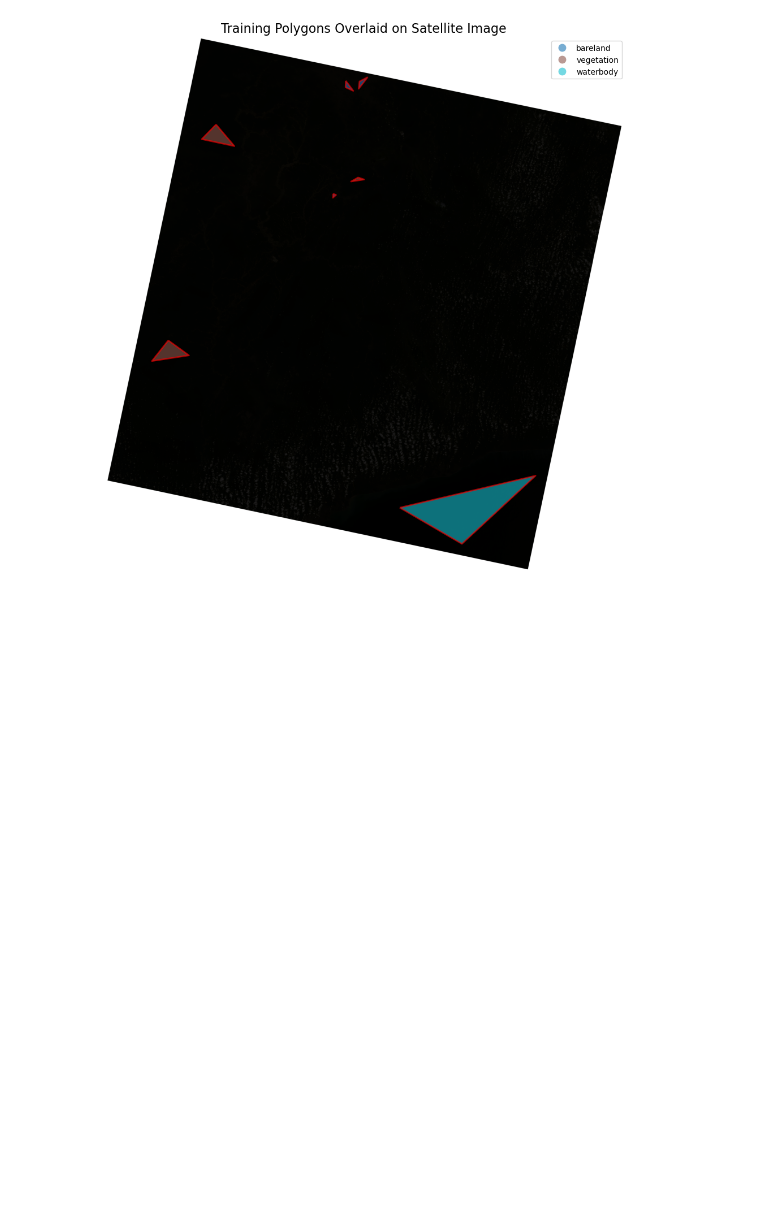
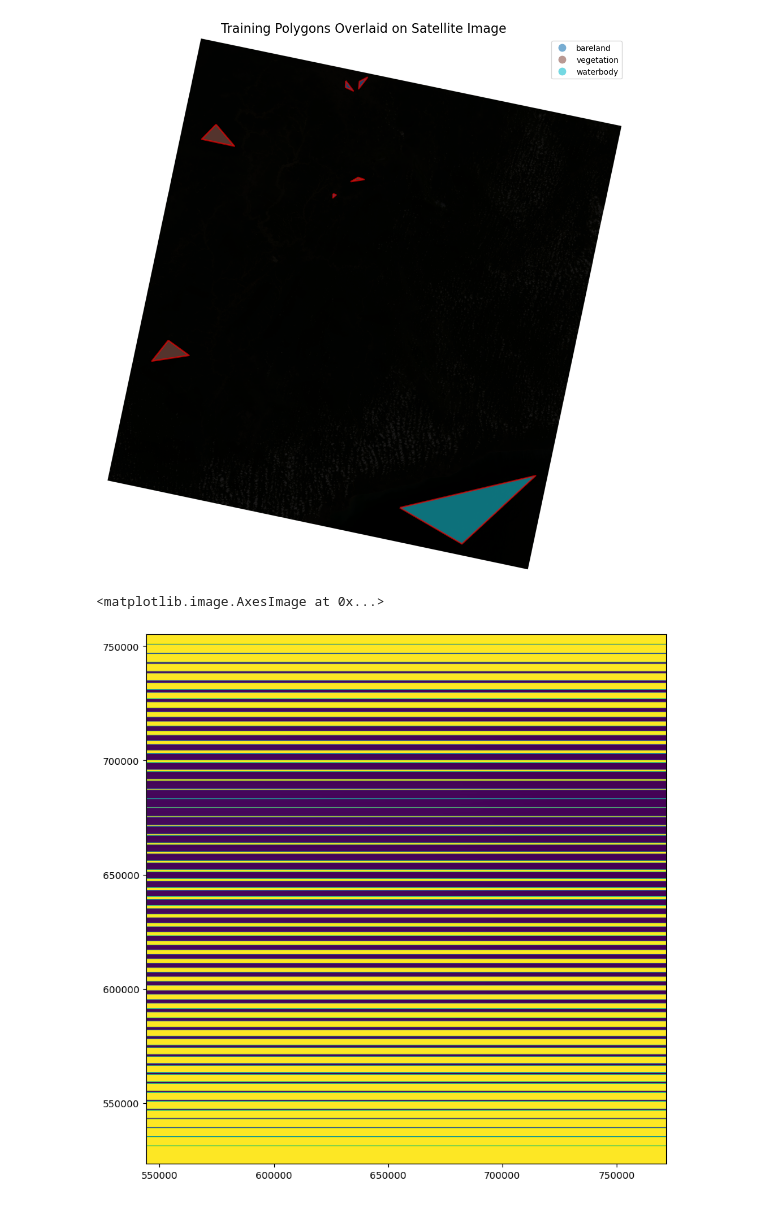
Before and after one commit to Asante-coder/LCC-using-satellite-image-ML, a Jupyter notebook: Land Cover Classification using satellite data and ML .ipynb, the cells around one changed output. Drawn from its saved outputs; the diff is of its cells as text; code cells hidden in the pictures; blank space fills up the shorter version.

```diff
--- a/Land Cover Classification using satellite data and ML .ipynb
+++ b/Land Cover Classification using satellite data and ML .ipynb
@@ -130,3 +130,32 @@ plt.tight_layout()
 plt.show()
 # %% [output]
 [figure]
+# %%
+import numpy as np
+from rasterio.mask import mask
+
+features = []
+labels = []
+
+for idx, row in training_data_prj.iterrows():
+    geom = [row['geometry']]
+    class_label = row['land_cover']
+
+    band_values = []
+    for image in images:
+        out_image, _ = mask(image, geom, crop=True)
+        band_values.append(out_image[0].flatten())
+
+# Stack all bands and remove no-data values
+    stacked = np.stack(band_values, axis=1)
+    valid_mask = ~np.any(np.isnan(stacked), axis=1)
+    stacked = stacked[valid_mask]
+
+    features.extend(stacked.tolist())
+    labels.extend([class_label] * stacked.shape[0])
+# %%
+fig, ax = plt.subplots(figsize=(10, 10))
+ax.imshow(stacked,extent=[image_bounds.left, image_bounds.right, image_bounds.bottom, image_bounds.top], origin="upper")
+# %% [output]
+<matplotlib.image.AxesImage at 0x...>
+[figure, added]
```
Also changed, not shown: parts of 2 cells of this notebook.
